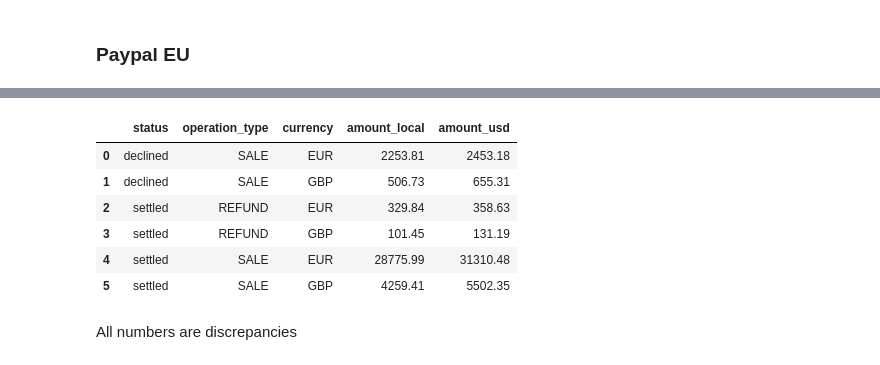
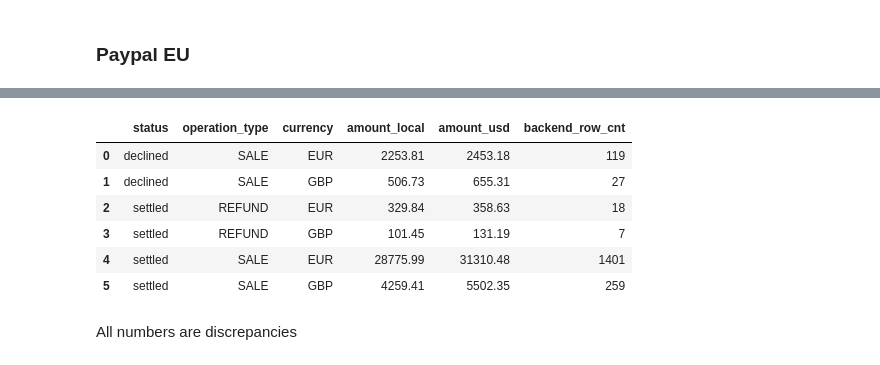
Before and after one commit to am-tropin/test-simple-life-app, a Jupyter notebook: task.ipynb, the cells around one changed output, grey strips where cells are left out. Cells and saved outputs as stored; diff of their text form; code cells hidden in the pictures.

```diff
--- a/task.ipynb
+++ b/task.ipynb
@@ -279,27 +282,28 @@ result_paypal
 # %%
 query_paypal_eu_backend = """
 SELECT
     -- sku??
     status,
     operation_type,
     currency
     , sum(amount_local) as amount_local
     , sum(amount_usd) as amount_usd
+    , count(txn_id) as backend_row_cnt
 FROM payment_engine_log
 WHERE created_at_utc >= '2026-06-01' AND created_at_utc < '2026-07-01'
     and psp = 'paypal_eu'
 GROUP BY 1,2,3
 LIMIT 100;
 """
 result_paypal_eu_backend = pd.read_sql(query_paypal_eu_backend, conn)
 result_paypal_eu_backend
 # %% [output]
-|  | status | operation_type | currency | amount_local | amount_usd |
-| 0 | declined | SALE | EUR | 2253.81 | 2453.18 |
-| 1 | declined | SALE | GBP | 506.73 | 655.31 |
-| 2 | settled | REFUND | EUR | 329.84 | 358.63 |
-| 3 | settled | REFUND | GBP | 101.45 | 131.19 |
-| 4 | settled | SALE | EUR | 28775.99 | 31310.48 |
-| 5 | settled | SALE | GBP | 4259.41 | 5502.35 |
+|  | status | operation_type | currency | amount_local | amount_usd | backend_row_cnt |
+| 0 | declined | SALE | EUR | 2253.81 | 2453.18 | 119 |
+| 1 | declined | SALE | GBP | 506.73 | 655.31 | 27 |
+| 2 | settled | REFUND | EUR | 329.84 | 358.63 | 18 |
+| 3 | settled | REFUND | GBP | 101.45 | 131.19 | 7 |
+| 4 | settled | SALE | EUR | 28775.99 | 31310.48 | 1401 |
+| 5 | settled | SALE | GBP | 4259.41 | 5502.35 | 259 |
 # %% [markdown]
 All numbers are discrepancies
```
Also changed, not shown: parts of 19 cells of this notebook, 1 other file.
